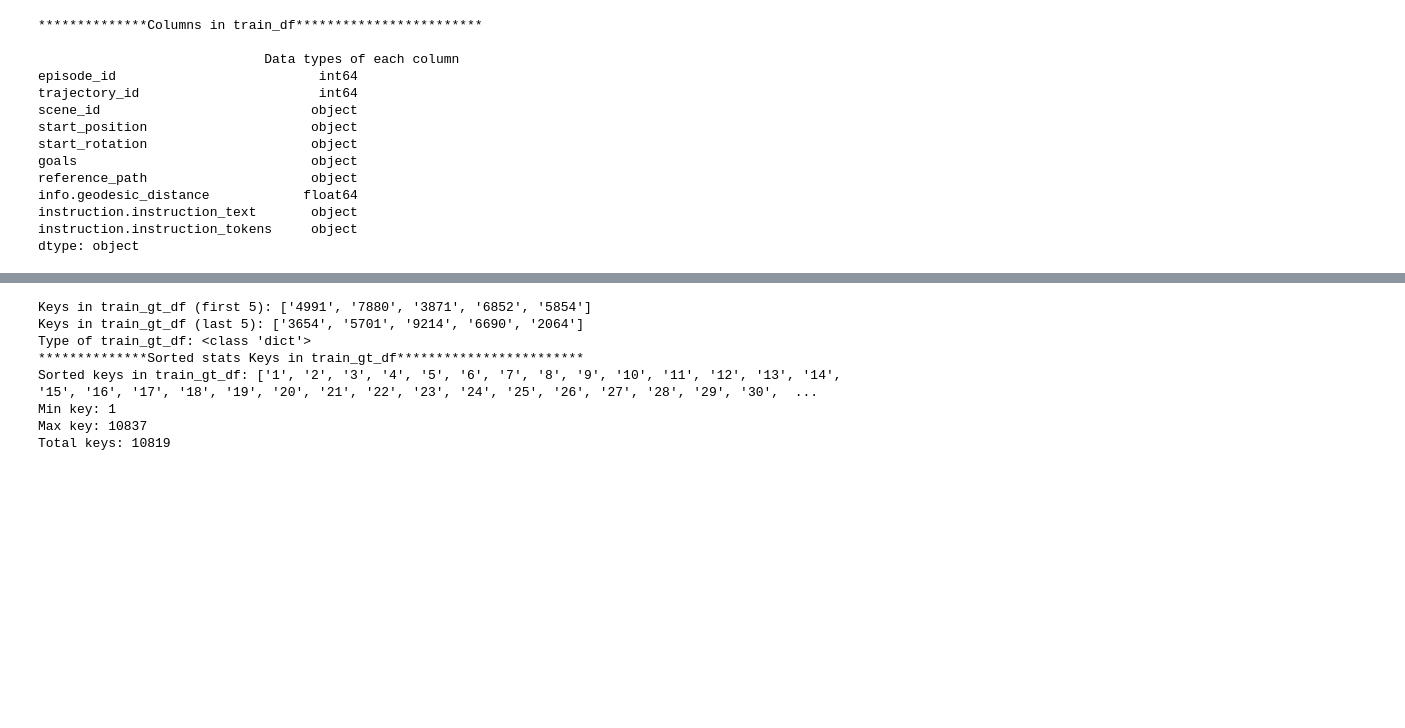
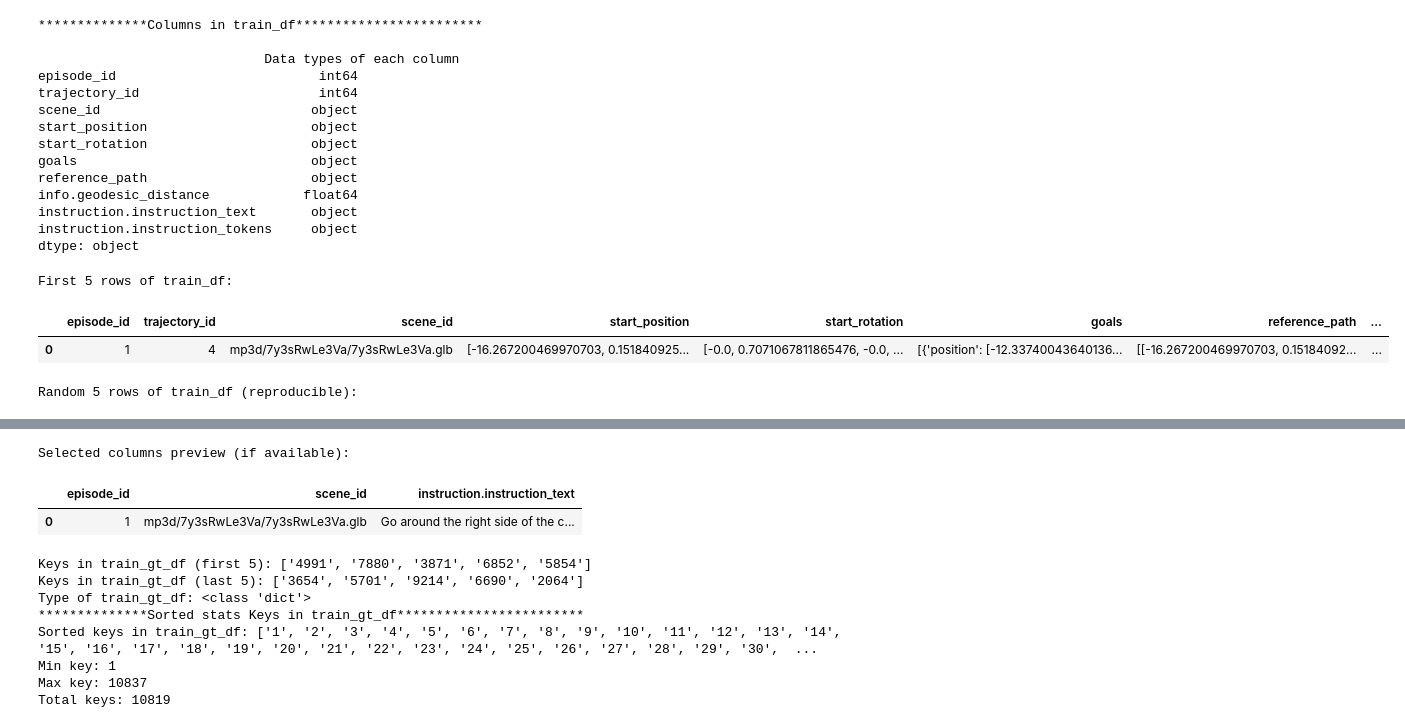
Before and after one commit to D3fy-Crypto/traj_model, a Jupyter notebook: dataset_new.ipynb, the cells around one changed output, grey strips where cells are left out. Saved outputs shown, nothing was run; the diff lists cells and outputs as text; code cells hidden in the pictures; blank space fills up the shorter version.

```diff
--- a/dataset_new.ipynb
+++ b/dataset_new.ipynb
@@ -315,3 +317,23 @@ info.geodesic_distance            float64
 instruction.instruction_text       object
 instruction.instruction_tokens     object
 dtype: object
+# %%
+# Print a few examples from train_df
+print("First 5 rows of train_df:")
+display(train_df.head(1))
+
+print("Random 5 rows of train_df (reproducible):")
+display(train_df.sample(n=1, random_state=42))
+
+print("Selected columns preview (if available):")
+preview_cols = [c for c in ["episode_id", "scene_id", "instruction.instruction_text"] if c in train_df.columns]
+if preview_cols:
+    display(train_df[preview_cols].head(1))
+else:
+    print("Expected preview columns not found. Showing first 3 columns instead:")
+    display(train_df.iloc[:, :3].head(1))
+# %% [output]
+First 5 rows of train_df:
+|  | episode_id | trajectory_id | scene_id | start_position | start_rotation | goals | reference_path | ... |
+| 0 | 1 | 4 | mp3d/7y3sRwLe3Va/7y3sRwLe3Va.glb | [-16.267200469970703, 0.151840925... | [-0.0, 0.7071067811865476, -0.0, ... | [{'position': [-12.33740043640136... | [[-16.267200469970703, 0.15184092... | ... |
+Random 5 rows of train_df (reproducible):
@@ -318,3 +342,6 @@ dtype: object
+Selected columns preview (if available):
+|  | episode_id | scene_id | instruction.instruction_text |
+| 0 | 1 | mp3d/7y3sRwLe3Va/7y3sRwLe3Va.glb | Go around the right side of the c... |
 # %%
 print("Keys in train_gt_df (first 5):", list(train_gt_df.keys())[:5])
 print("Keys in train_gt_df (last 5):", list(train_gt_df.keys())[-5:])
```
Also changed, not shown: parts of 7 cells of this notebook, 3 other files.
